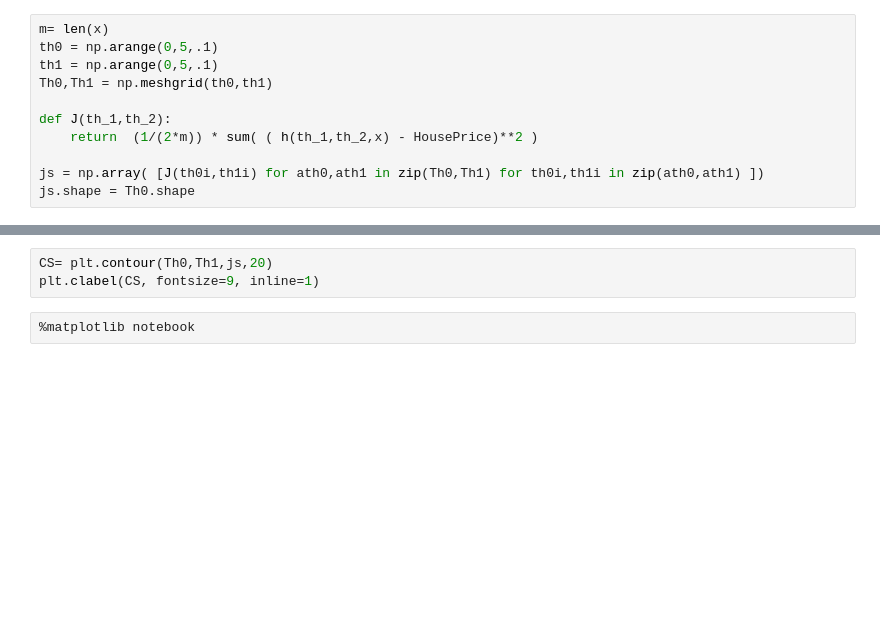
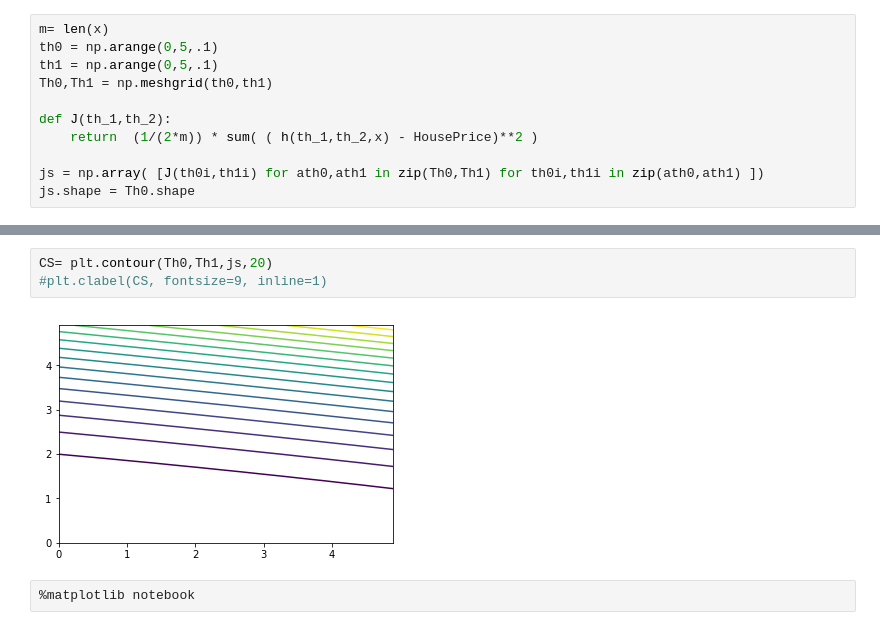
Before and after one commit to IntroCursos/MachingLearning, a Jupyter notebook: AprendizajeAutomáticoStanford/ModelRegressionAndrewNg.ipynb, the cells around one changed output, grey strips where cells are left out. Drawn from its saved outputs; the diff is of its cells as text; blank space fills up the shorter version.

```diff
--- a/AprendizajeAutomáticoStanford/ModelRegressionAndrewNg.ipynb
+++ b/AprendizajeAutomáticoStanford/ModelRegressionAndrewNg.ipynb
@@ -184,6 +190,8 @@ plt.scatter(x,HousePrice,marker='x');
 # %%
 CS= plt.contour(Th0,Th1,js,20)
-plt.clabel(CS, fontsize=9, inline=1)
+#plt.clabel(CS, fontsize=9, inline=1)
+# %% [output]
+[figure, added]
 # %%
 %matplotlib notebook
 # %%
```
Also changed, not shown: parts of 37 cells of this notebook, 1 other file.
